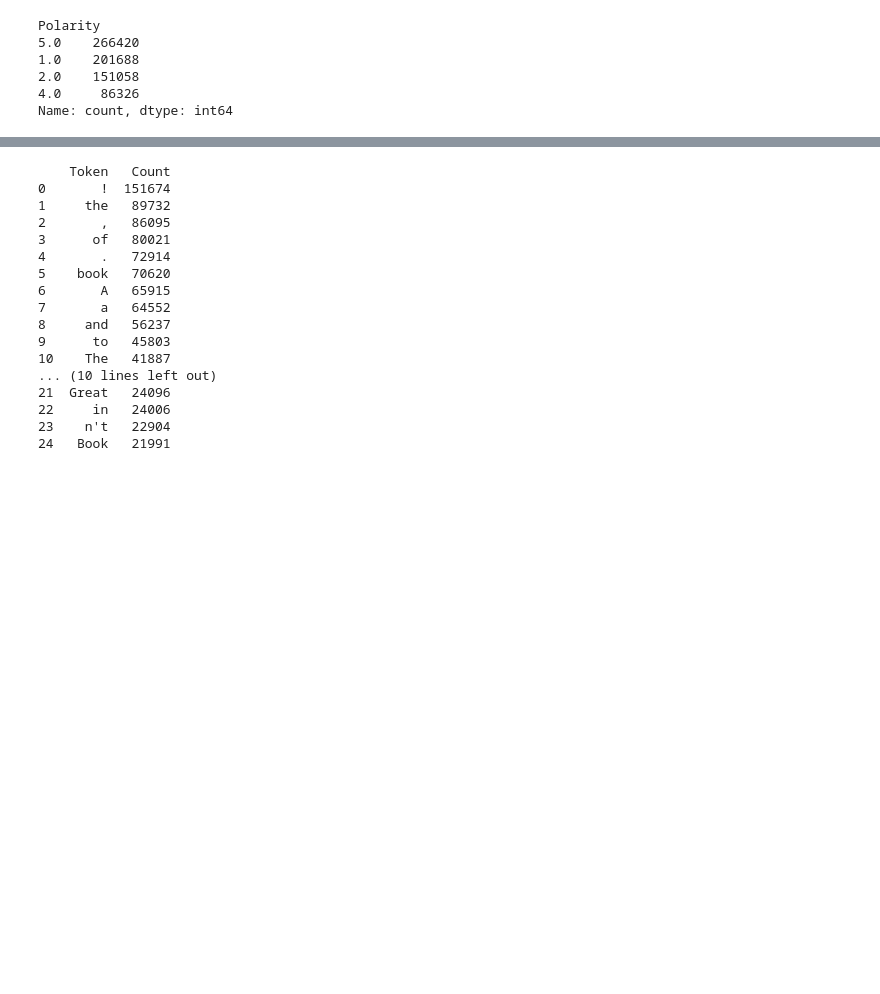
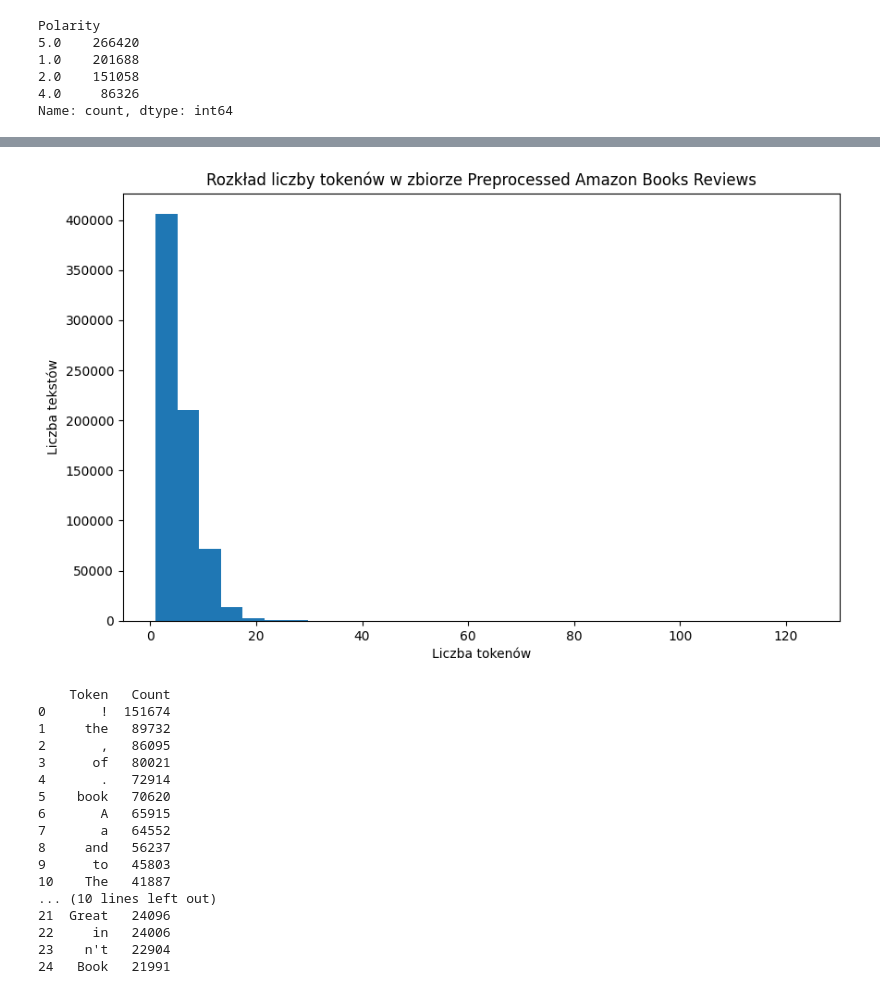
Before and after one commit to Bartosz-Wilkowski/sentiment-analysis, a Jupyter notebook: notebooks/01_data_preprocessing.ipynb, the cells around one changed output, grey strips where cells are left out. Saved outputs shown, nothing was run; the diff lists cells and outputs as text; code cells hidden in the pictures; blank space fills up the shorter version.

```diff
--- a/notebooks/01_data_preprocessing.ipynb
+++ b/notebooks/01_data_preprocessing.ipynb
@@ -195,3 +172,8 @@ DataUtils.plot_polarity_distribution_with_labels(amazon_balanced_df, 'Amazon Boo
+# %%
+# plot the distribution of token counts
+DataUtils.plot_token_distribution(amazon_balanced_df, 'Preprocessed Amazon Books Reviews')
+# %% [output]
+[figure, added]
 # %%
 # display the top 25 most frequent tokens
 DataUtils.display_top_tokens(amazon_balanced_df, 'Review')
```
Also changed, not shown: parts of 27 cells of this notebook, 1 other file.
